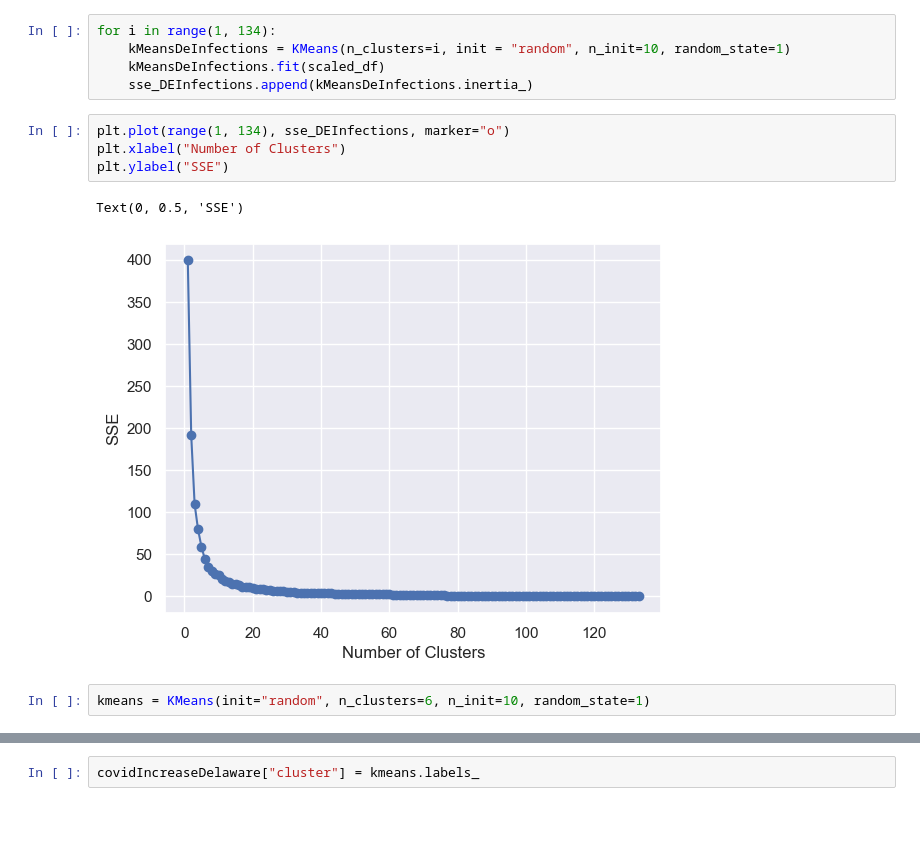
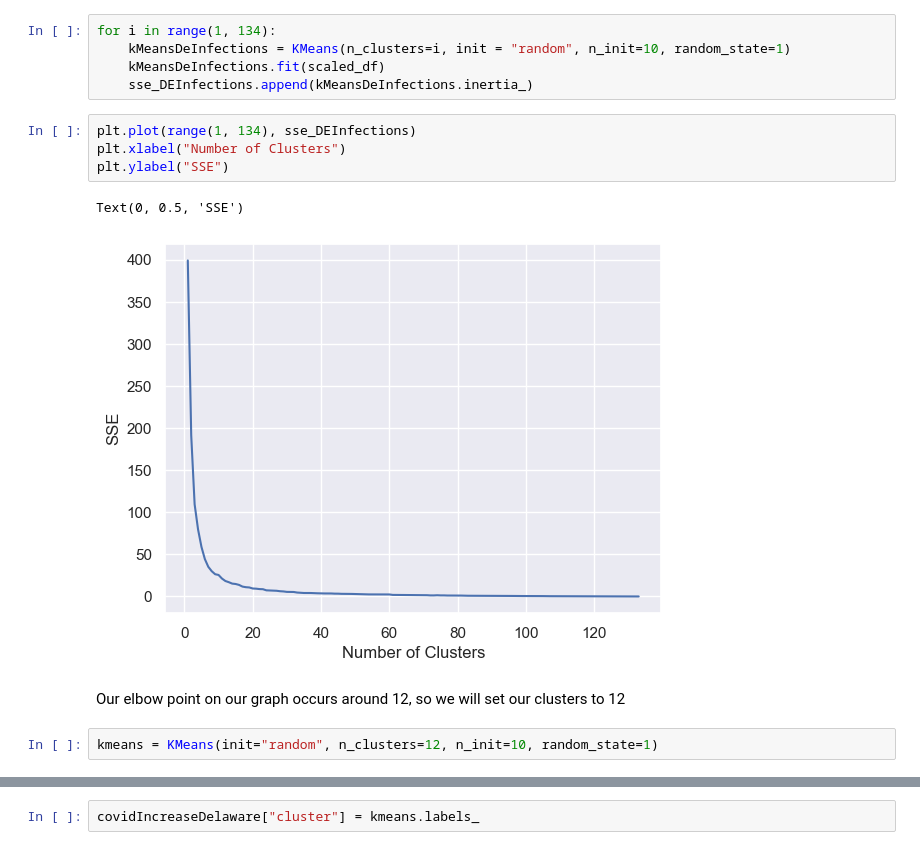
Before and after one commit to mwang840/DelawareCovidDataAnalysis, a Jupyter notebook: Covid19DataVisualization.ipynb, the cells around one changed output, grey strips where cells are left out. Drawn from its saved outputs; the diff is of its cells as text; blank space fills up the shorter version.

```diff
--- a/Covid19DataVisualization.ipynb
+++ b/Covid19DataVisualization.ipynb
@@ -192,14 +193,16 @@ for i in range(1, 134):
     kMeansDeInfections.fit(scaled_df)
     sse_DEInfections.append(kMeansDeInfections.inertia_)
 # %%
-plt.plot(range(1, 134), sse_DEInfections, marker="o")
+plt.plot(range(1, 134), sse_DEInfections)
 plt.xlabel("Number of Clusters")
 plt.ylabel("SSE")
 # %% [output]
 Text(0, 0.5, 'SSE')
-[figure, old version]
+[figure, new version]
+# %% [markdown]
+Our elbow point on our graph occurs around 12, so we will set our clusters to 12
 # %%
-kmeans = KMeans(init="random", n_clusters=6, n_init=10, random_state=1)
+kmeans = KMeans(init="random", n_clusters=12, n_init=10, random_state=1)
 # %%
 kmeans.fit(scaled_df)
 # %% [output]
```
Also changed, not shown: parts of 22 cells of this notebook, 3 other files.
